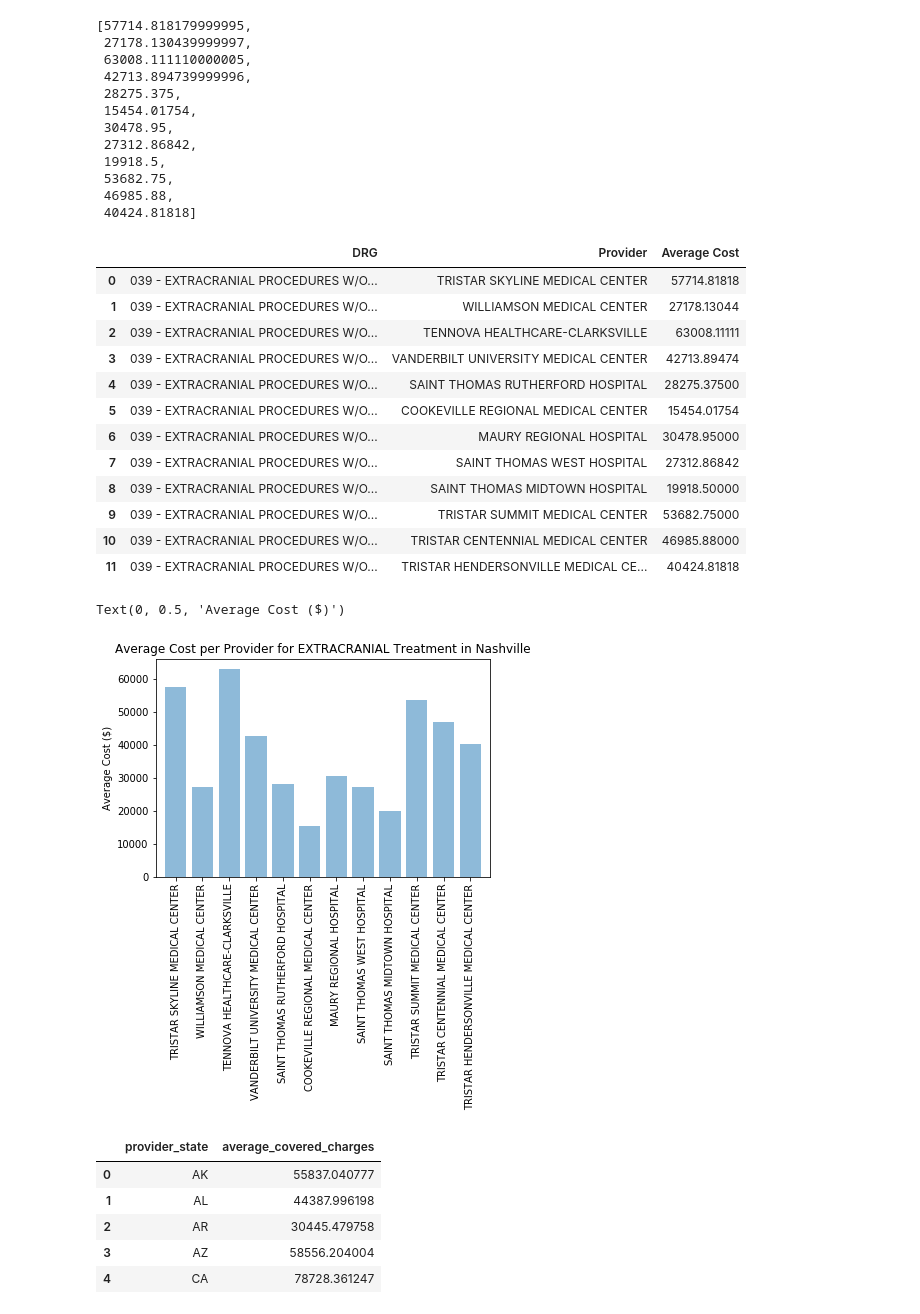
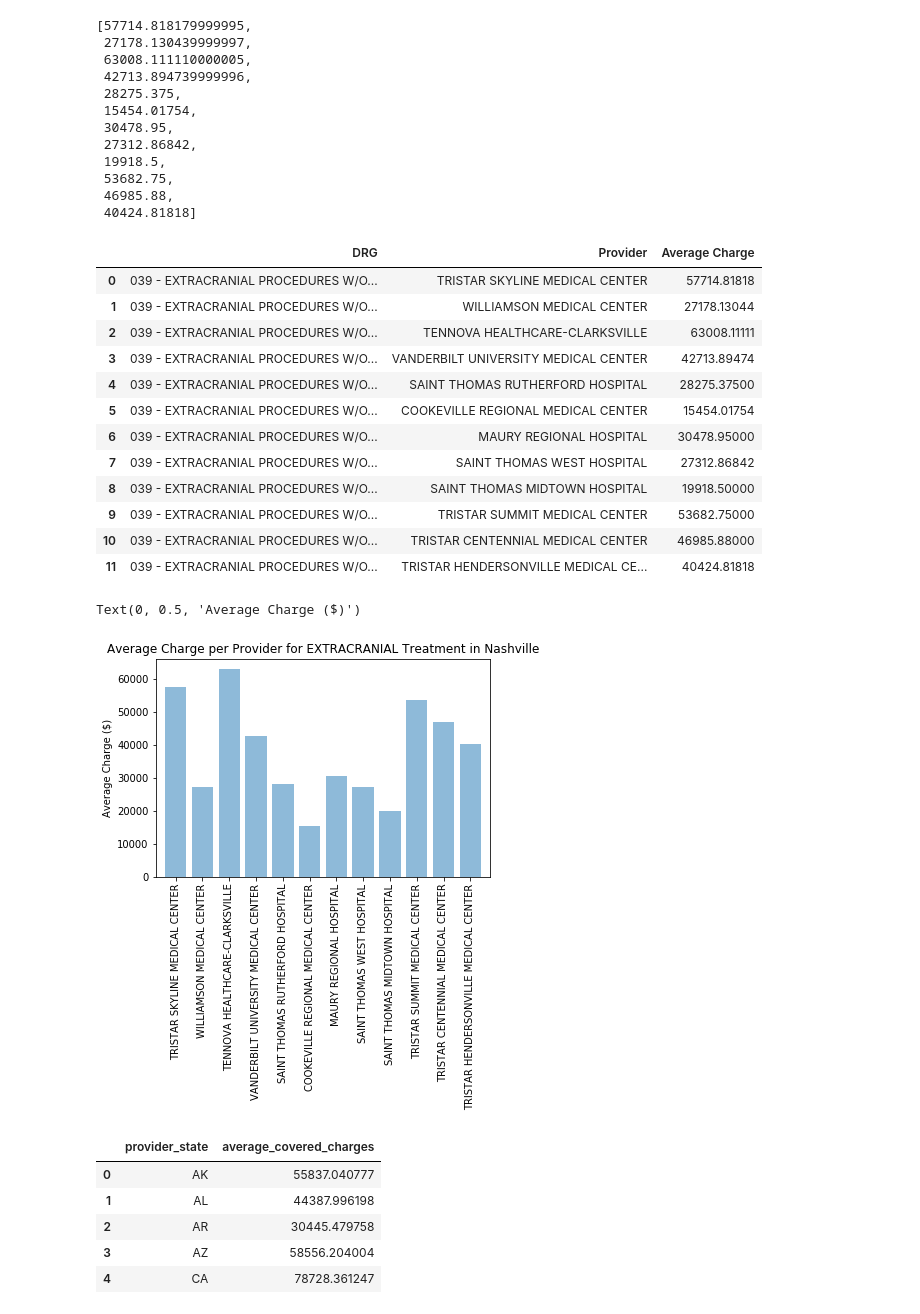
Before and after one commit to santannarenata/Healthcare_project, a Jupyter notebook: Code-API Updated.ipynb, the cells around one changed output. Saved outputs shown, nothing was run; the diff lists cells and outputs as text; code cells hidden in the pictures.

```diff
--- a/Code-API Updated.ipynb
+++ b/Code-API Updated.ipynb
@@ -633,9 +633,9 @@ drg_EXTRACRANIAL_TN_Region_List
 
 drg_EXTRACRANIAL_TN_Average_Covered_Charge_List = []
 
-for Cost in EXTRACRANIAL_Avg_Charge_data_grouped_by_Region_in_TN_df["average_covered_charges"]:
-    if Cost not in drg_EXTRACRANIAL_TN_Average_Covered_Charge_List:
-        drg_EXTRACRANIAL_TN_Average_Covered_Charge_List.append(Cost)
+for Charge in EXTRACRANIAL_Avg_Charge_data_grouped_by_Region_in_TN_df["average_covered_charges"]:
+    if Charge not in drg_EXTRACRANIAL_TN_Average_Covered_Charge_List:
+        drg_EXTRACRANIAL_TN_Average_Covered_Charge_List.append(Charge)
 
 drg_EXTRACRANIAL_TN_Average_Covered_Charge_List
 # %% [output]
@@ -802,9 +802,9 @@ drg_EXTRACRANIAL_TN_Nashville_ProviderList
 
 drg_EXTRACRANIAL_TN_Nashville_Average_Covered_Charge_List = []
 
-for Cost in DataFrame_drg_EXTRACRANIAL_TN_Nashville["average_covered_charges"]:
-    if Cost not in drg_EXTRACRANIAL_TN_Nashville_Average_Covered_Charge_List:
-        drg_EXTRACRANIAL_TN_Nashville_Average_Covered_Charge_List.append(Cost)
+for Charge in DataFrame_drg_EXTRACRANIAL_TN_Nashville["average_covered_charges"]:
+    if Charge not in drg_EXTRACRANIAL_TN_Nashville_Average_Covered_Charge_List:
+        drg_EXTRACRANIAL_TN_Nashville_Average_Covered_Charge_List.append(Charge)
 
 drg_EXTRACRANIAL_TN_Nashville_Average_Covered_Charge_List
 # %% [output]
@@ -821,15 +821,15 @@ drg_EXTRACRANIAL_TN_Nashville_Average_Covered_Charge_List
  46985.88,
  40424.81818]
 # %%
-# Create a DataFrame of the Average Cost of Extracranial per Provider in Nashville by merging the lists
-Average_Cost_of_Extracranial_per_Provider_Nashvile_df = pd.DataFrame({
+# Create a DataFrame of the Average Charge of Extracranial per Provider in Nashville by merging the lists
+Average_Charge_of_Extracranial_per_Provider_Nashvile_df = pd.DataFrame({
     "DRG": "039 - EXTRACRANIAL PROCEDURES W/O CC/MCC",
     "Provider": drg_EXTRACRANIAL_TN_Nashville_ProviderList,
-    "Average Cost": drg_EXTRACRANIAL_TN_Nashville_Average_Covered_Charge_List
+    "Average Charge": drg_EXTRACRANIAL_TN_Nashville_Average_Covered_Charge_List
 })
-Average_Cost_of_Extracranial_per_Provider_Nashvile_df
+Average_Charge_of_Extracranial_per_Provider_Nashvile_df
 # %% [output]
-|  | DRG | Provider | Average Cost |
+|  | DRG | Provider | Average Charge |
 | 0 | 039 - EXTRACRANIAL PROCEDURES W/O... | TRISTAR SKYLINE MEDICAL CENTER | 57714.81818 |
 | 1 | 039 - EXTRACRANIAL PROCEDURES W/O... | WILLIAMSON MEDICAL CENTER | 27178.13044 |
 | 2 | 039 - EXTRACRANIAL PROCEDURES W/O... | TENNOVA HEALTHCARE-CLARKSVILLE | 63008.11111 |
@@ -845,20 +845,20 @@ Average_Cost_of_Extracranial_per_Provider_Nashvile_df
 # %%
 # Create a Bar Chart
 
-AverageCostValue = drg_EXTRACRANIAL_TN_Nashville_Average_Covered_Charge_List
+AverageChargeValue = drg_EXTRACRANIAL_TN_Nashville_Average_Covered_Charge_List
 ProviderValues = drg_EXTRACRANIAL_TN_Nashville_ProviderList
 x_axis = np.arange(len(drg_EXTRACRANIAL_TN_Nashville_ProviderList))
 
-plt.bar(x_axis, AverageCostValue, alpha=0.5, align="center")
+plt.bar(x_axis, AverageChargeValue, alpha=0.5, align="center")
 
 tick_locations = [value for value in x_axis]
 plt.xticks(tick_locations, ProviderValues, rotation="vertical")
 
 plt.xlim(-0.75, len(x_axis)-0.25)
 
-plt.title("Average Cost per Provider for EXTRACRANIAL Treatment in Nashville")
-plt.ylabel("Average Cost ($)")
+plt.title("Average Charge per Provider for EXTRACRANIAL Treatment in Nashville")
+plt.ylabel("Average Charge ($)")
 # %% [output]
-Text(0, 0.5, 'Average Cost ($)')
+Text(0, 0.5, 'Average Charge ($)')
-[figure, old version]
+[figure, new version]
 # %%
```
Also changed, not shown: parts of 38 cells of this notebook, 1 other file.
